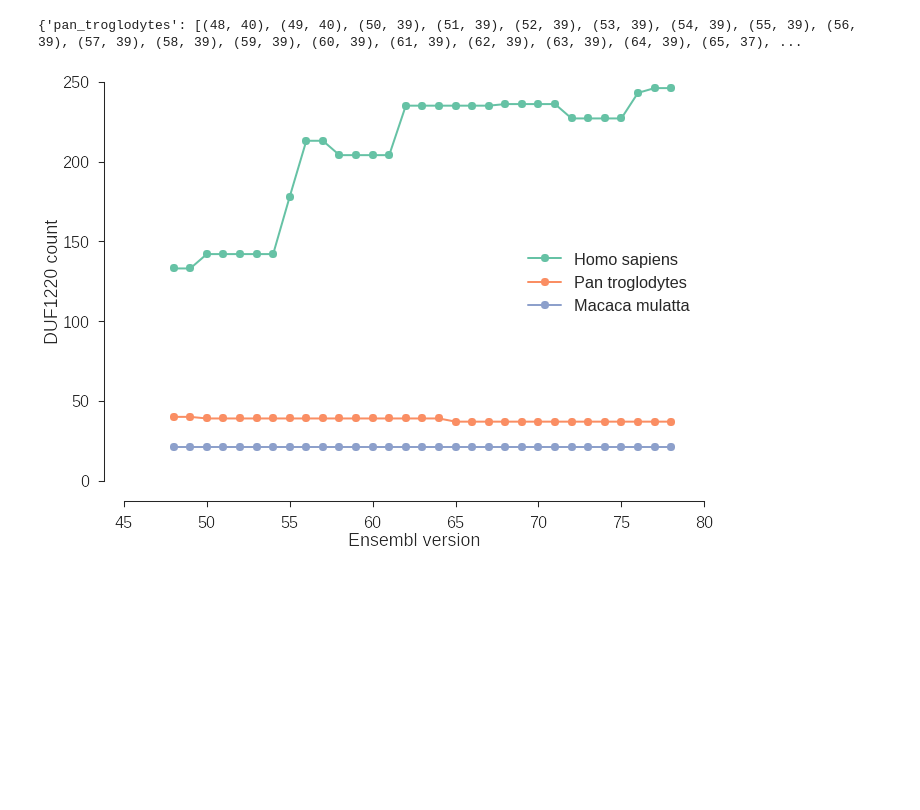
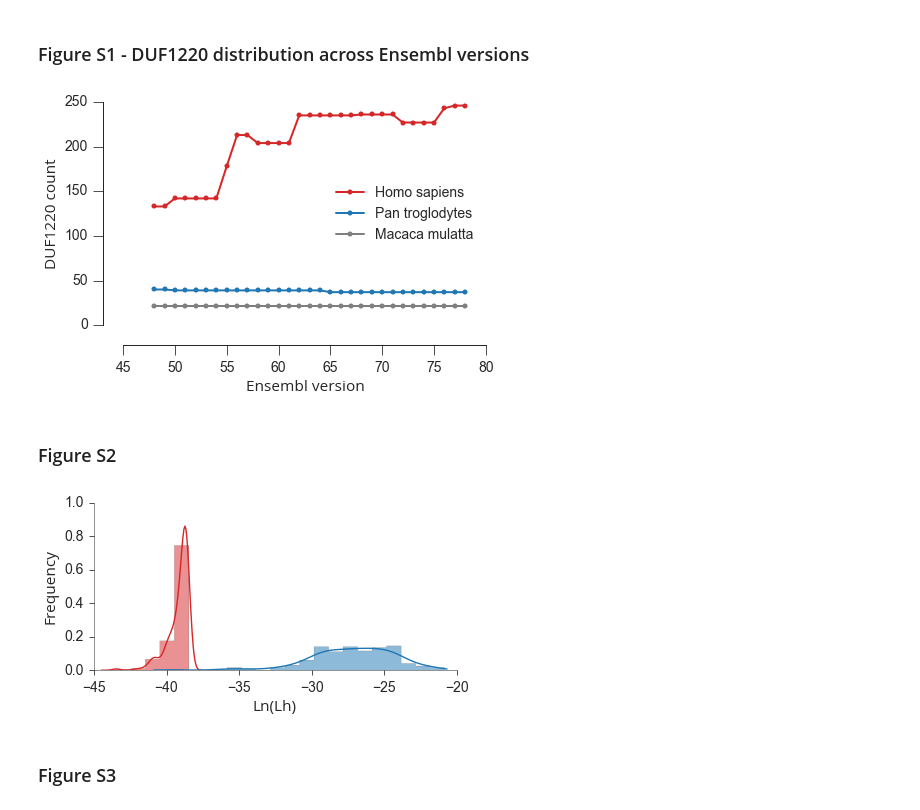
Before and after one commit to qfma/duf1220, a Jupyter notebook: plots/DUF1220-plots.ipynb, the cells around one changed output. Drawn from its saved outputs; the diff is of its cells as text; code cells hidden in the pictures; blank space fills up the shorter version.

Commit message:
Updated plots notebook

```diff
--- a/plots/DUF1220-plots.ipynb
+++ b/plots/DUF1220-plots.ipynb
@@ -15,0 +3,14 @@ def sinplot(flip=1):
+# %%
+import os
+import csv
+import numpy as np
+import pandas as pd
+import matplotlib as mpl
+import matplotlib.pyplot as plt
+import seaborn as sns
+
+from ete2 import Tree, TreeStyle, TextFace, faces, Face, NodeStyle, AttrFace
+from Bio import Phylo
+
+# Export matplotlib svg text as text, not path
+mpl.rcParams['svg.fonttype'] = 'none'
@@ -16,5 +192,8 @@ def sinplot(flip=1):
+# %% [markdown]
+### Figure S1 - DUF1220 distribution across Ensembl versions
 # %%
 def read_domtblout(source):
+    '''Reads in a domtblout file and counts domain annotations'''
     hits = {}
     try:
         with open(source, "r") as infile:
@@ -29,49 +208,50 @@ def read_domtblout(source):
                         hits[target] = 1
             return hits
     except IOError:
-        print "File does not exit!"
+        print("File does not exit!")
 
 def list_files(current_dir):
+    '''List files in the current directory'''
     file_list = []
     for path, subdirs, files in os.walk(current_dir):  # Walk directory tree
         for name in files:
             f = os.path.join(path, name)
             file_list.append(f)
     return file_list
 
-infolder = "/data/ucbtzim/stephen/duf1220/2015-02-20-hmmsearch-vs-pep-all-longest-ensembl-range"
 
+infolder = "2015-02-20-hmmsearch-vs-pep-all-longest-ensembl-range"
 
 domain_counts = {"homo_sapiens": [],
                  "pan_troglodytes": [],
                  "macaca_mulatta": []}
+
 for f in list_files(infolder):
     if f.endswith("domtblout"):
         version = int(f.split("-")[-1].split(".")[0][1:])
         species = f.split("-")[-2]
         domtblout = read_domtblout(f)
         domain_counts[species].append((version, sum(domtblout.values())))
 
 
 # Sort data by version
 for s, counts in domain_counts.items():
     counts.sort(key=lambda tup: tup[0])
-
-
-print domain_counts
-sns.set_style("ticks")
-sns.set_context("talk", font_scale=1.25)
-sns.axlabel("Ensembl version","DUF1220 count")
+sns.set_context("paper", font_scale=1.75)
+sns.set_style("ticks", {"axes.linewidth": 1, 'xtick.major.size': 10, 'ytick.major.size': 10})
+plt.figure(figsize=(6.5, 4), dpi=300)
+sns.axlabel("Ensembl version","DUF1220 count", name="Open Sans")
 # plt.scatter(*zip(*domain_counts["homo_sapiens"]))
-plt.plot(*zip(*domain_counts["homo_sapiens"]),linewidth=2.0,label='Homo sapiens', marker='o', markersize=8)
-plt.plot(*zip(*domain_counts["pan_troglodytes"]),linewidth=2.0, label='Pan troglodytes', marker='o', markersize=8)
-plt.plot(*zip(*domain_counts["macaca_mulatta"]), linewidth=2.0, label='Macaca mulatta', marker='o', markersize=8)
-plt.legend(loc='center right', shadow=True)
+plt.plot(*zip(*domain_counts["homo_sapiens"]),color='#d62728', linewidth=2.0,label='Homo sapiens', marker='o', markersize=5)
+plt.plot(*zip(*domain_counts["pan_troglodytes"]),color='#1f77b4',linewidth=2.0, label='Pan troglodytes', marker='o', markersize=5)
+plt.plot(*zip(*domain_counts["macaca_mulatta"]), color='#7f7f7f',linewidth=2.0, label='Macaca mulatta', marker='o', markersize=5)
+plt.legend(loc='center right')
 sns.despine(offset=20, trim=True)
-plt.savefig("2015-02-24-DUF1220-distribution-ensembl-48to78.pdf", dpi=None, facecolor='w', edgecolor='w',
+plt.savefig("2015-03-12-DUF1220-figS1.svg", dpi=None, facecolor='w', edgecolor='w',
         orientation='portrait', papertype=None, format=None,
-        transparent=False, bbox_inches=None, pad_inches=0.1,
+        transparent=False, bbox_inches=None, pad_inches=0,
         frameon=None)
 # %% [output]
-{'pan_troglodytes': [(48, 40), (49, 40), (50, 39), (51, 39), (52, 39), (53, 39), (54, 39), (55, 39), (56, 39), (57, 39), (58, 39), (59, 39), (60, 39), (61, 39), (62, 39), (63, 39), (64, 39), (65, 37), ...
-[figure, old version]
+[figure, new version]
+# %% [markdown]
+### Figure S2
@@ -77,0 +260,21 @@ plt.savefig("2015-02-24-DUF1220-distribution-ensembl-48to78.pdf", dpi=None, face
+# %%
+sns.set_context("paper", font_scale=1.75)
+sns.set_style("ticks", {"axes.linewidth": 0.5, 'xtick.major.size': 5, 'ytick.major.size': 5})
+plt.figure(figsize=(6.5, 3), dpi=300)
+onerate = figureS2_data['one-rate model']
+variablerate = figureS2_data['variable rate model']
+
+binwidth = 1
+sns.distplot(onerate, color="#d62728", bins=np.arange(min(onerate), max(onerate) + binwidth, binwidth), hist_kws={"histtype": "stepfilled", "alpha": 0.5})
+sns.distplot(variablerate, color="#1f77b4", bins=np.arange(min(variablerate), max(variablerate) + binwidth, binwidth), hist_kws={"histtype": "stepfilled", "alpha": 0.5})
+sns.despine()
+sns.axlabel("Ln(Lh)", "Frequency", name="Open Sans")
+plt.yticks(np.arange(0, 1.2, 0.2))
+plt.savefig("2015-03-12-DUF1220-figS2.svg", dpi=None, facecolor='w', edgecolor='w',
+        orientation='portrait', papertype=None, format=None,
+        transparent=False, bbox_inches=None, pad_inches=0,
+        frameon=None)
+# %% [output]
+[figure, added]
+# %% [markdown]
+### Figure S3
```
Also changed, not shown: parts of 17 cells of this notebook.
